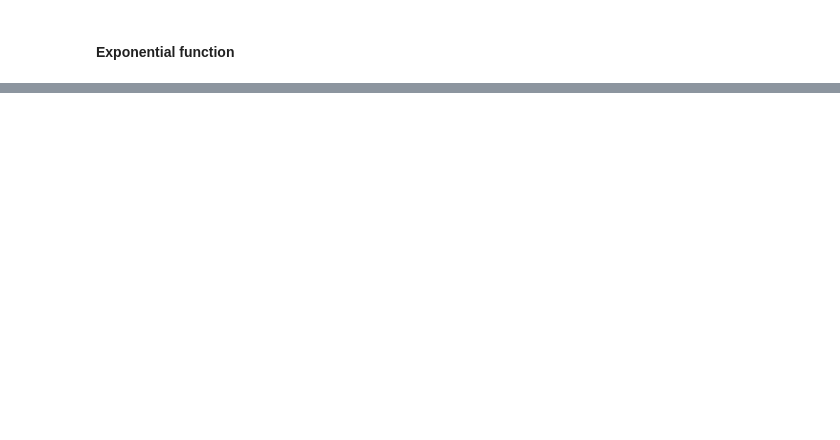
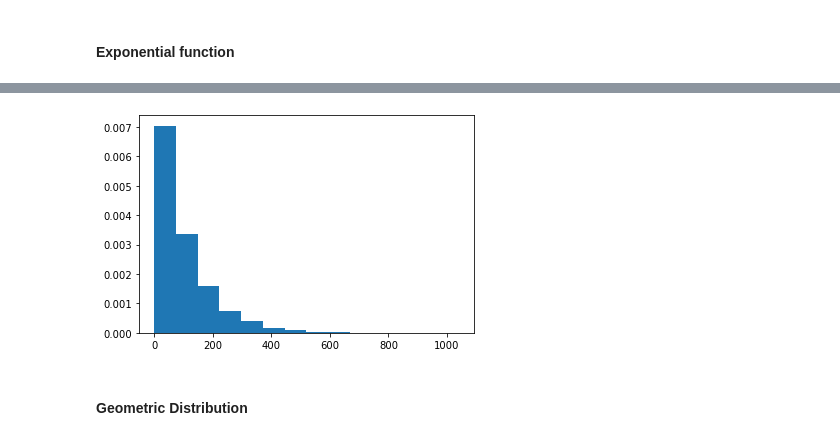
Before and after one commit to nmanley73/Tasks-Programming, a Jupyter notebook: Tasks-Programming.ipynb, the cells around one changed output, grey strips where cells are left out. Cells and saved outputs as stored; diff of their text form; code cells hidden in the pictures; blank space fills up the shorter version.

```diff
--- a/Tasks-Programming.ipynb
+++ b/Tasks-Programming.ipynb
@@ -206,0 +225,14 @@ x
+# %%
+# import libraries
+import numpy as np
+import matplotlib.pyplot as plt
+
+# Run exponential function using parameters as input
+x = np.random.exponential(101.123, 10000)
+count, bins, ignored = plt.hist(x, 14, density = True)
+
+plt.show()
+# %% [output]
+[figure, added]
+# %% [markdown]
+#### Geometric Distribution
```
Also changed, not shown: parts of 40 cells of this notebook.
